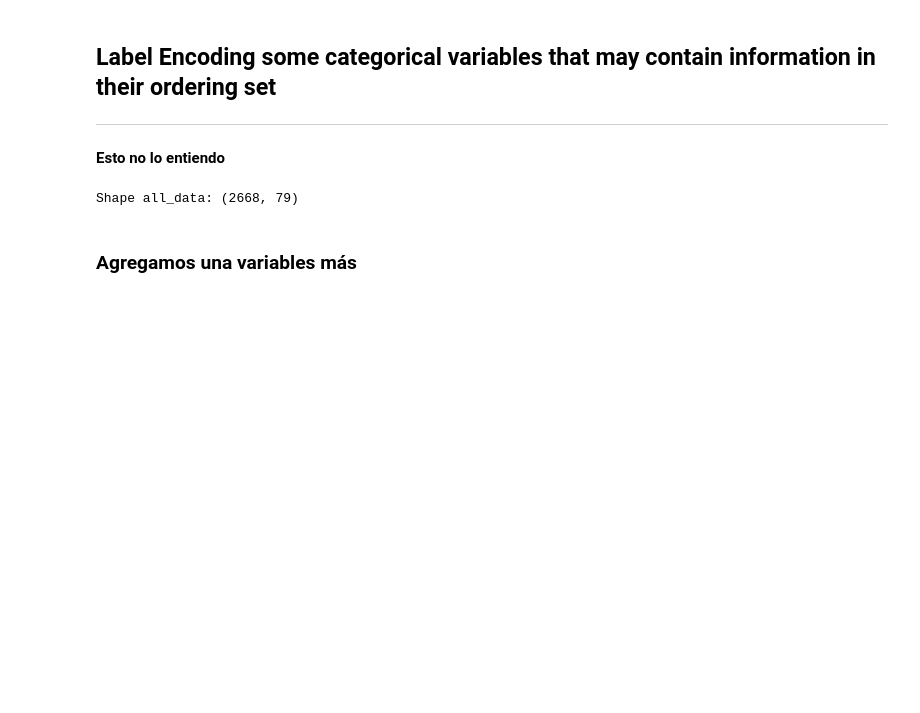
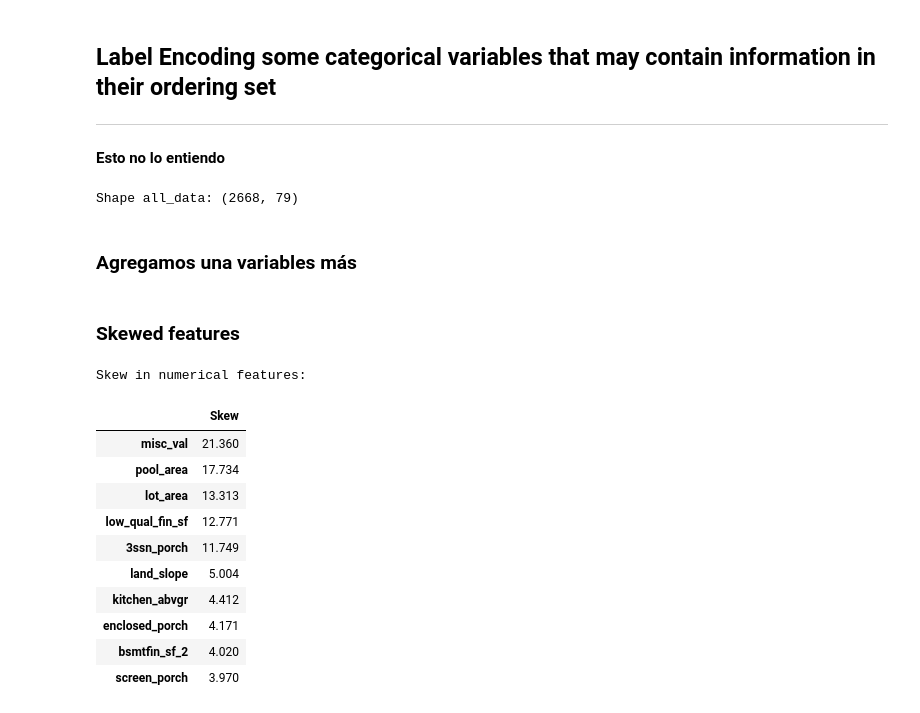
Before and after one commit to EnriqueOrtiz27/predicting-house-prices, a Jupyter notebook: Lau/exploracion_variables_lau.ipynb, the cells around one changed output. Cells and saved outputs as stored; diff of their text form; code cells hidden in the pictures; blank space fills up the shorter version.

```diff
--- a/Lau/exploracion_variables_lau.ipynb
+++ b/Lau/exploracion_variables_lau.ipynb
@@ -323,3 +323,26 @@ Shape all_data: (2668, 79)
 # %%
 # Adding total sqfootage feature
 all_data['total_sf'] = all_data['total_bsmt_sf'] + all_data['1st_flr_sf'] + all_data['2nd_flr_sf']
+# %% [markdown]
+### Skewed features
+# %%
+numeric_feats = all_data.dtypes[all_data.dtypes != "object"].index
+
+# Check the skew of all numerical features
+skewed_feats = all_data[numeric_feats].apply(lambda x: skew(x.dropna())).sort_values(ascending=False)
+print("\nSkew in numerical features: \n")
+skewness = pd.DataFrame({'Skew' :skewed_feats})
+skewness.head(10)
+# %% [output]
+Skew in numerical features:
+|  | Skew |
+| misc_val | 21.360 |
+| pool_area | 17.734 |
+| lot_area | 13.313 |
+| low_qual_fin_sf | 12.771 |
+| 3ssn_porch | 11.749 |
+| land_slope | 5.004 |
+| kitchen_abvgr | 4.412 |
+| enclosed_porch | 4.171 |
+| bsmtfin_sf_2 | 4.020 |
+| screen_porch | 3.970 |
```
Also changed, not shown: parts of 9 cells of this notebook.
